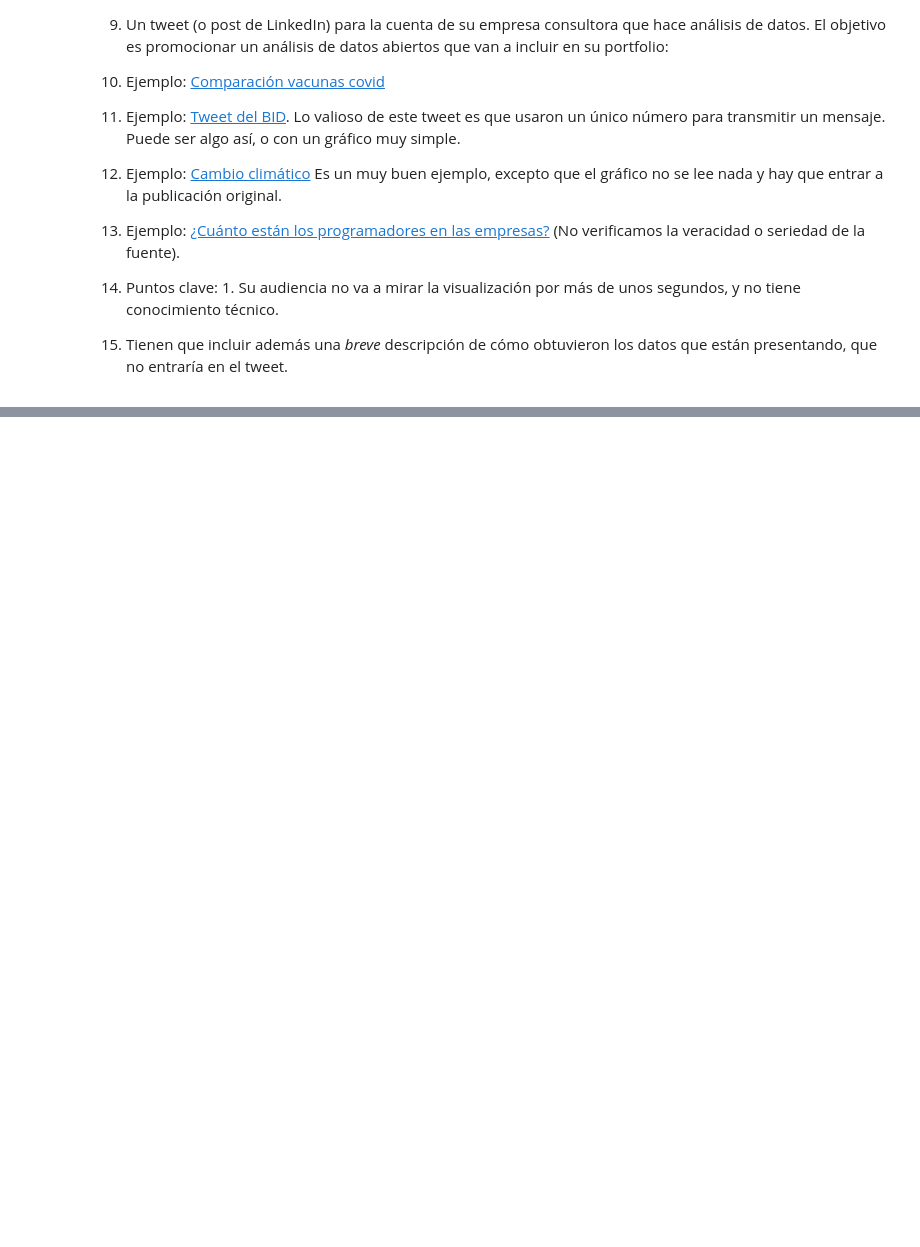
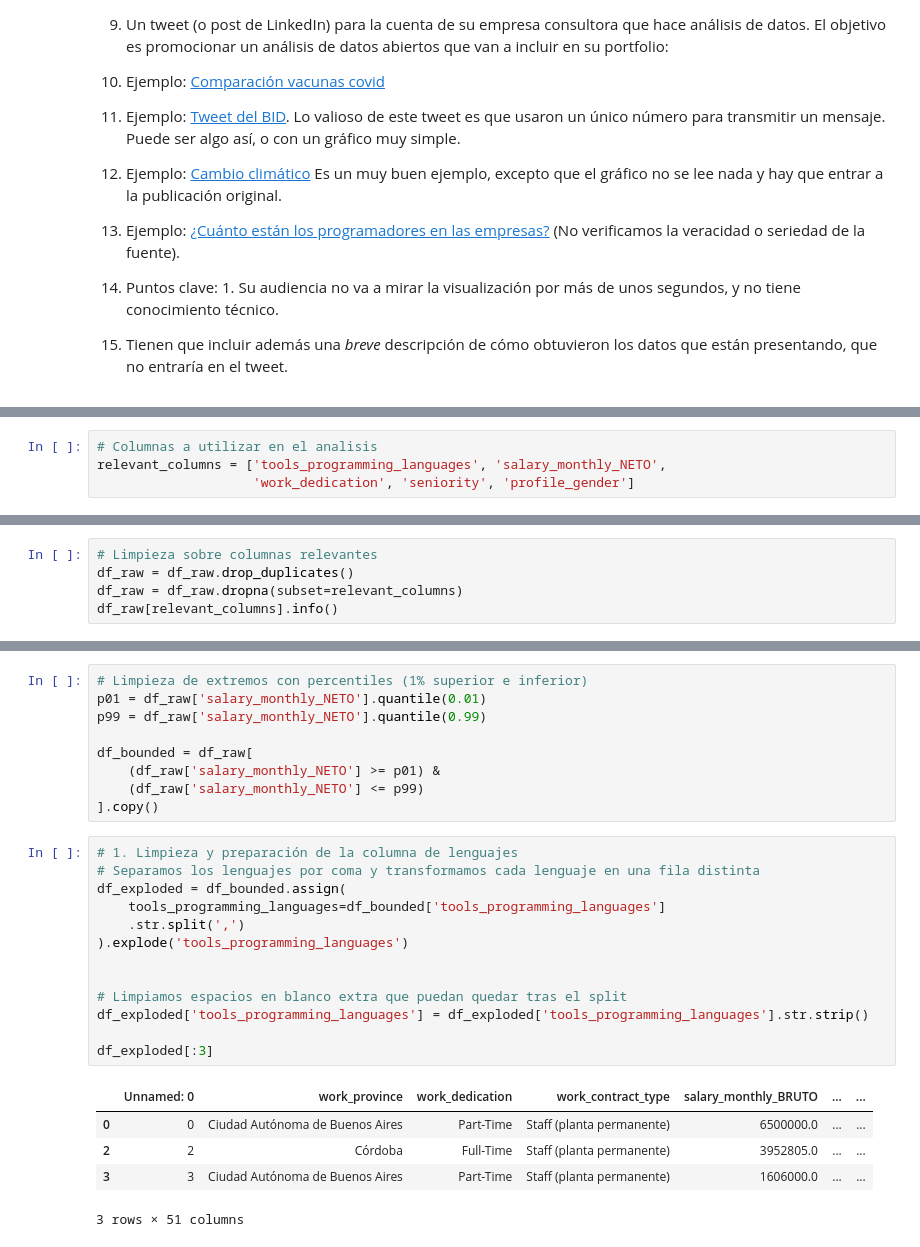
Before and after one commit to sgruyzcki/DiploDatos2026, a Jupyter notebook: Análisis y Visualización de Datos/practico2/Entregable_Parte_2_Sergio.ipynb, the cells around one changed output, grey strips where cells are left out. Drawn from its saved outputs; the diff is of its cells as text; blank space fills up the shorter version.

```diff
--- a/Análisis y Visualización de Datos/practico2/Entregable_Parte_2_Sergio.ipynb
+++ b/Análisis y Visualización de Datos/practico2/Entregable_Parte_2_Sergio.ipynb
@@ -256,3 +259,7 @@ df[:3]
 | 1 | 1 | Ciudad Autónoma de Buenos Aires | Full-Time | Contractor | 12700000.0 | ... |
 | 2 | 2 | Córdoba | Full-Time | Staff (planta permanente) | 3952805.0 | ... |
 3 rows × 51 columns
+# %%
+# Columnas a utilizar en el analisis
+relevant_columns = ['tools_programming_languages', 'salary_monthly_NETO',
+                    'work_dedication', 'seniority', 'profile_gender']
@@ -258,0 +307,5 @@ df[:3]
+# %%
+# Limpieza sobre columnas relevantes
+df_raw = df_raw.drop_duplicates()
+df_raw = df_raw.dropna(subset=relevant_columns)
+df_raw[relevant_columns].info()
@@ -258,0 +325,28 @@ df[:3]
+# %%
+# Limpieza de extremos con percentiles (1% superior e inferior)
+p01 = df_raw['salary_monthly_NETO'].quantile(0.01)
+p99 = df_raw['salary_monthly_NETO'].quantile(0.99)
+
+df_bounded = df_raw[
+    (df_raw['salary_monthly_NETO'] >= p01) &
+    (df_raw['salary_monthly_NETO'] <= p99)
+].copy()
+# %%
+# 1. Limpieza y preparación de la columna de lenguajes
+# Separamos los lenguajes por coma y transformamos cada lenguaje en una fila distinta
+df_exploded = df_bounded.assign(
+    tools_programming_languages=df_bounded['tools_programming_languages']
+    .str.split(',')
+).explode('tools_programming_languages')
+
+
+# Limpiamos espacios en blanco extra que puedan quedar tras el split
+df_exploded['tools_programming_languages'] = df_exploded['tools_programming_languages'].str.strip()
+
+df_exploded[:3]
+# %% [output]
+|  | Unnamed: 0 | work_province | work_dedication | work_contract_type | salary_monthly_BRUTO | ... | ... |
+| 0 | 0 | Ciudad Autónoma de Buenos Aires | Part-Time | Staff (planta permanente) | 6500000.0 | ... | ... |
+| 2 | 2 | Córdoba | Full-Time | Staff (planta permanente) | 3952805.0 | ... | ... |
+| 3 | 3 | Ciudad Autónoma de Buenos Aires | Part-Time | Staff (planta permanente) | 1606000.0 | ... | ... |
+3 rows × 51 columns
```
Also changed, not shown: parts of 7 cells of this notebook.
